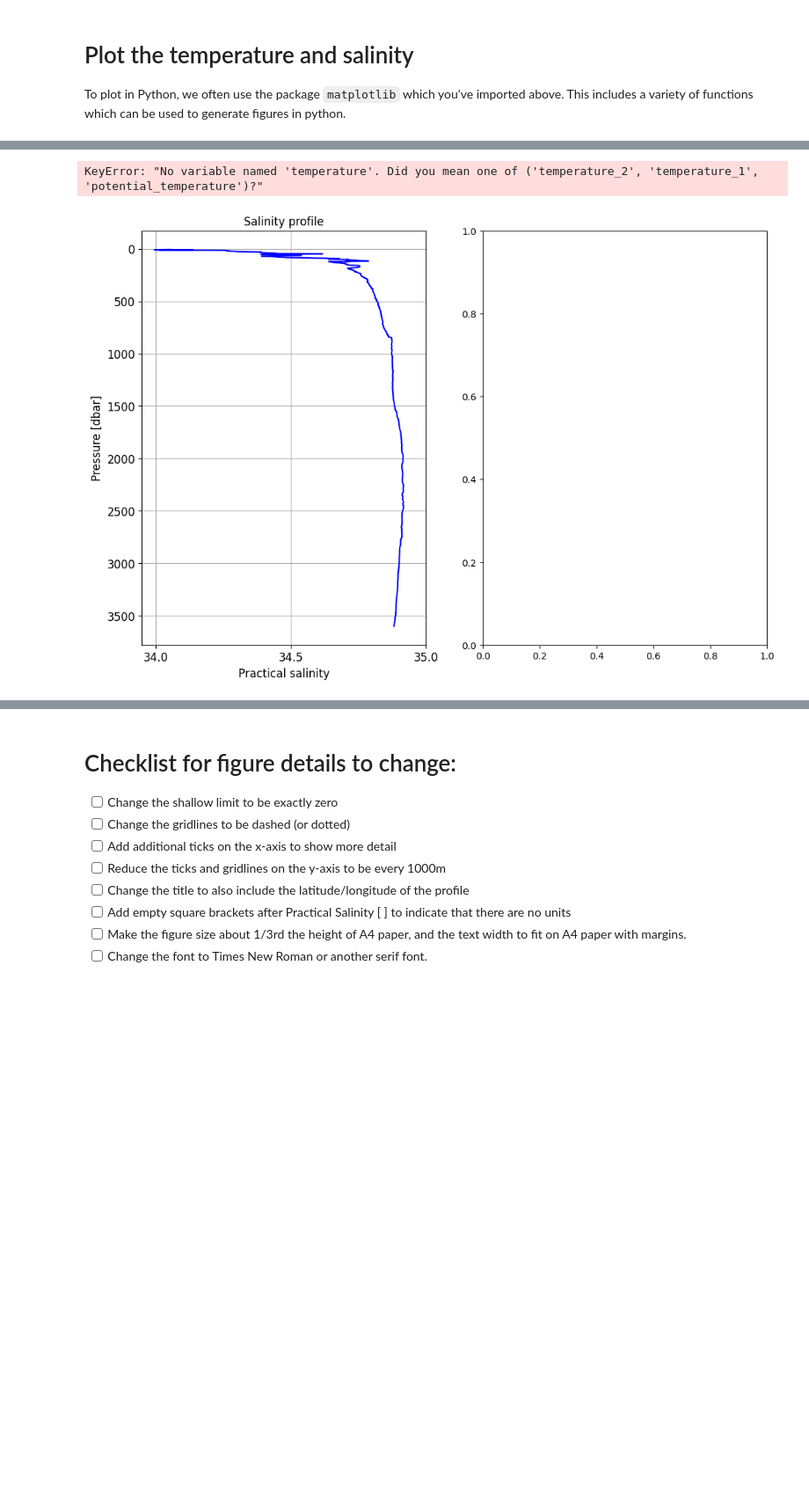
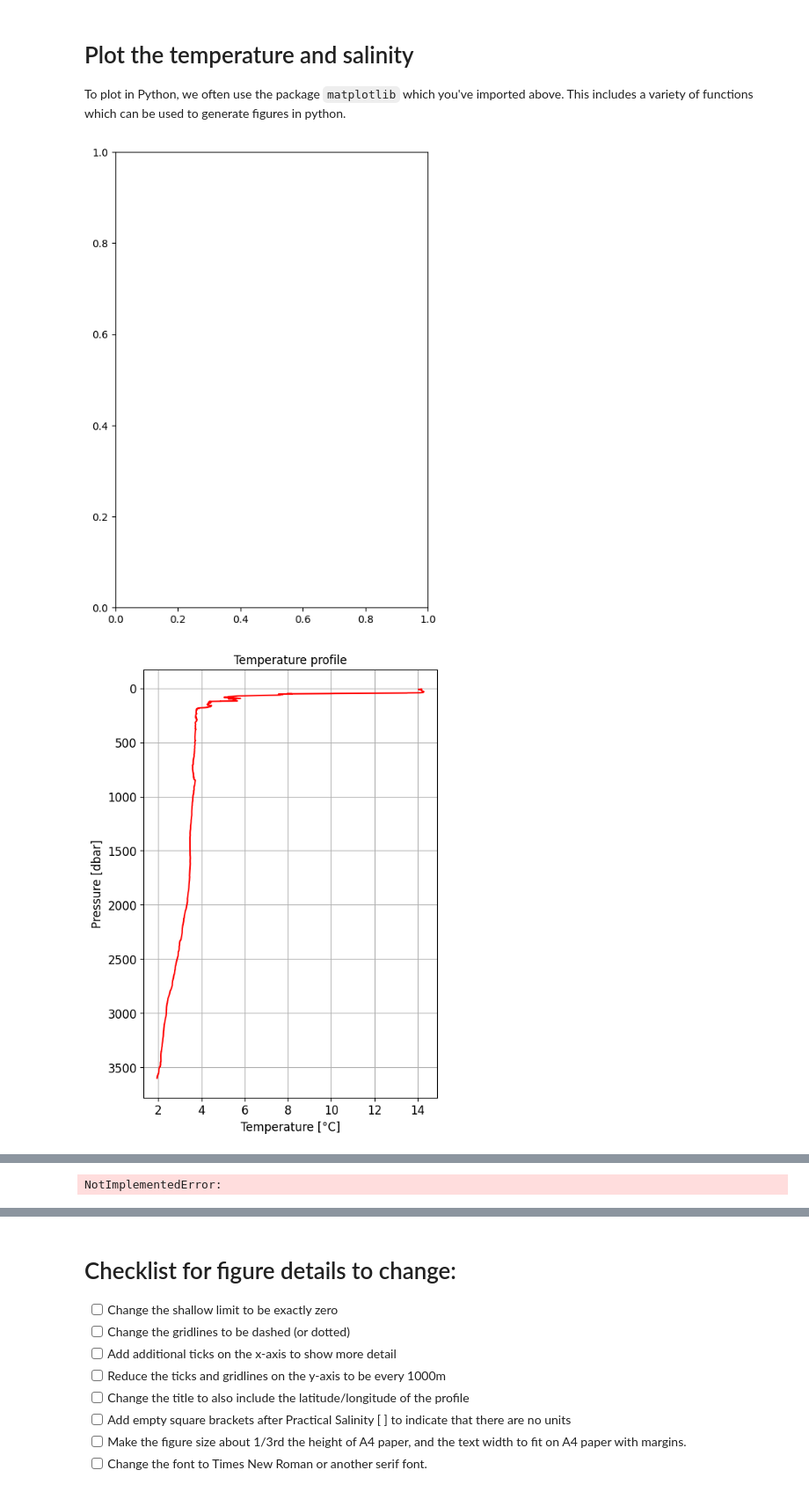
Before and after one commit to ifmeo-courses/messfern-1-ctd-HelenEire-1, a Jupyter notebook: src/assignment.ipynb, the cells around one changed output, grey strips where cells are left out. Shown at 88% size. Saved outputs shown, nothing was run; the diff lists cells and outputs as text; code cells hidden in the pictures; blank space fills up the shorter version.

```diff
--- a/src/assignment.ipynb
+++ b/src/assignment.ipynb
@@ -218,7 +252,7 @@ To plot in Python, we often use the package `matplotlib` which you've imported a
 # %%
 # To initialise a figure, use matplotlib.plt.figure() which takes inputs within the brackets
 # Since matplotlib is long to write, in the import cell above, we've imported it as plt
-plt.figure(1, figsize=(12, 8))
+plt.figure(1,figsize=(12, 8))
 
 # In case the figure 1 already exists, clear it using clf()
 plt.clf()
@@ -253,8 +287,9 @@ plt.grid(True)
 
 # YOUR TURN: Now, let's plot the temperature profile on the right-hand side of the figure
 
+#YOUR CODE HERE
 
-# YOUR CODE HERE
+plt.figure(2,figsize=(12, 8))
 plt.subplot(1,2,2)
 # To initialise a figure, use matplotlib.plt.figure() which takes inputs within the brackets
 # Since matplotlib is long to write, in the import cell above, we've imported it as plt
@@ -289,41 +324,32 @@ plt.yticks(fontsize=12)
 
 # Finally, we can add a title to the plot using plt.title().  This function also takes a string as an argument.
 plt.title('Salinity profile', fontsize=12)
 plt.grid(True)
 
 # YOUR TURN: Now, let's plot the temperature profile on the right-hand side of the figure
-
-plt.subplot(1,2,2)
-plt.plot(ctd_ds[temp_string], ctd_ds[pres_string], color='red')
-plt.ylabel('Pressure [dbar]', fontsize=12)
-plt.xlabel('Temperature [°C]', fontsize=12)
-plt.title('Temperature profile', fontsize=12)
-plt.xticks(fontsize=12)
-plt.yticks(fontsize=12)
-plt.grid(True)
-plt.gca().invert_yaxis()
-
 # Complete the temperature plot following the same pattern as the salinity plot
 # Plot temperature vs pressure, add labels, title, formatting
 # Remember to invert the y-axis and add grid
 
 # This code saves the figure to a file.  The file type is determined by the extension of the filename.
 # IMPORTANT: Change YourName to your actual last name
 plt.savefig(figdir + 'ex1fig1-HelenEire-Messfern.png')
 plt.show()
 plt.ylabel('Pressure [dbar]', fontsize=12)
 plt.xlabel('Temperature [°C]', fontsize=12)
 plt.title('Temperature profile', fontsize=12)
 plt.yticks(fontsize=12)
 plt.grid(True)
 plt.gca().invert_yaxis()
 plt.show()
 plt.savefig(figdir + 'ex1fig1-HelenEire-Messfern.png')
 raise NotImplementedError()
 
 # This code saves the figure to a file.  The file type is determined by the extension of the filename.
 # IMPORTANT: Change YourName to your actual last name
 plt.savefig(figdir + 'ex1fig1-HelenEire-Messfern.png')
 plt.show()
 plt.savefig(figdir + 'ex1fig1-HelenEire-Messfern.png')
 # %% [output]
+[figure, new version]
+[figure, added]
@@ -330,2 +357 @@ plt.savefig(figdir + 'ex1fig1-HelenEire-Messfern.png')
-KeyError: "No variable named 'temperature'. Did you mean one of ('temperature_2', 'temperature_1', 'potential_temperature')?"
+NotImplementedError:
-[figure, old version]
```
Also changed, not shown: parts of 7 cells of this notebook.
